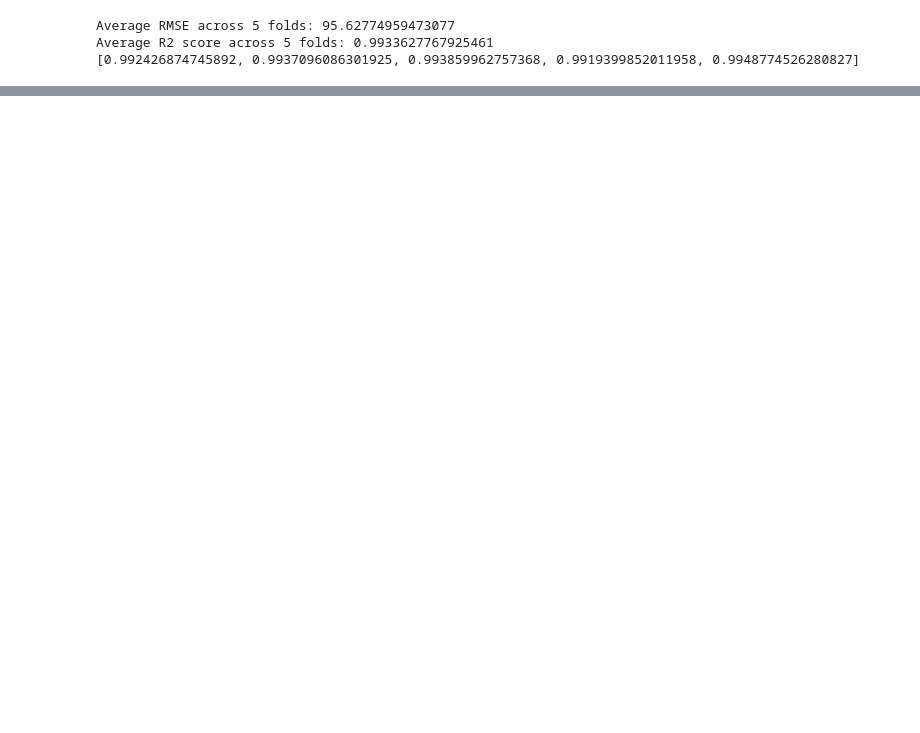
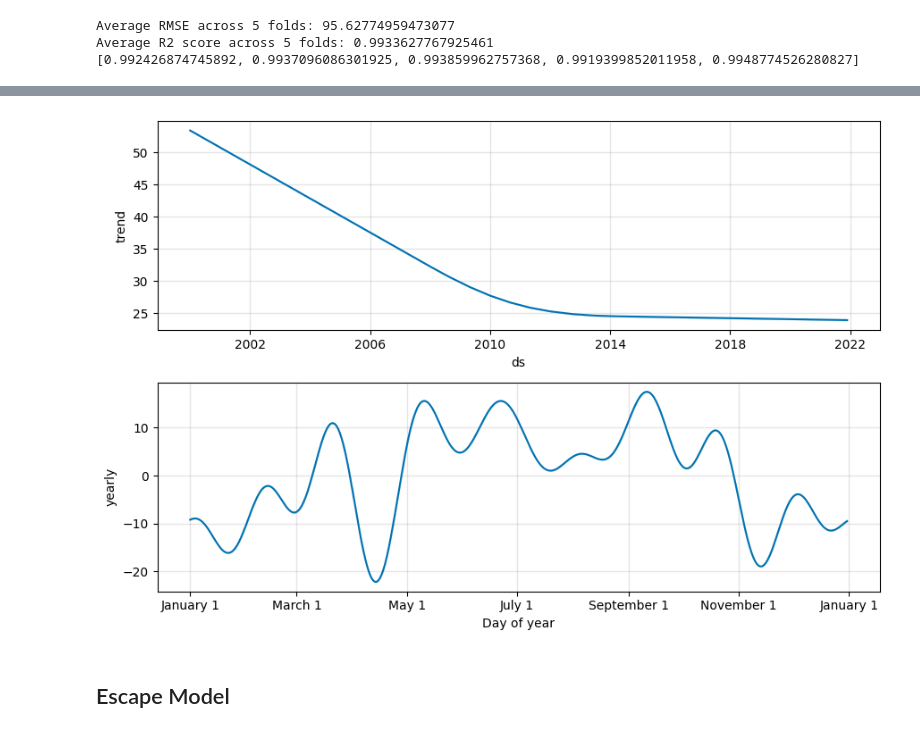
Before and after one commit to diksha-shrivastava13/Traffic-Accidents-Model, a Jupyter notebook: ai-challenge-2.ipynb, the cells around one changed output, grey strips where cells are left out. Drawn from its saved outputs; the diff is of its cells as text; code cells hidden in the pictures; blank space fills up the shorter version.

```diff
--- a/ai-challenge-2.ipynb
+++ b/ai-challenge-2.ipynb
@@ -671,0 +668,4 @@ df.head()
+# %%
+fig2 = model_alcohol.plot_components(forecast)
+# %% [output]
+[figure, added]
@@ -671,0 +676,2 @@ df.head()
+# %% [markdown]
+## Escape Model
```
Also changed, not shown: parts of 81 cells of this notebook.
